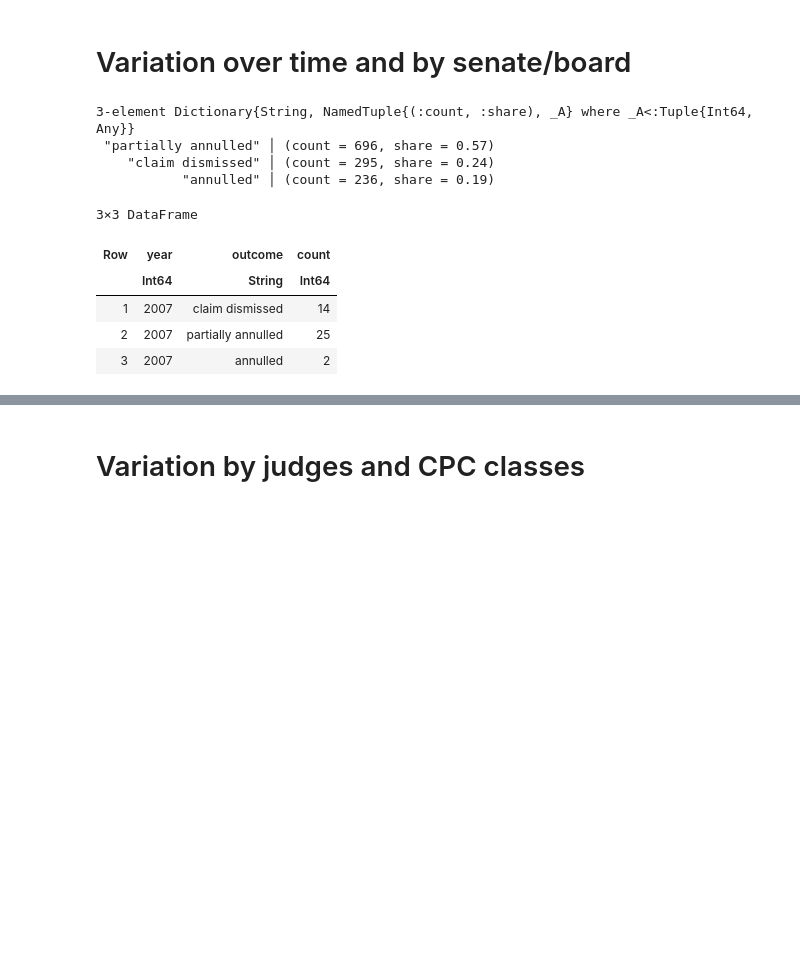
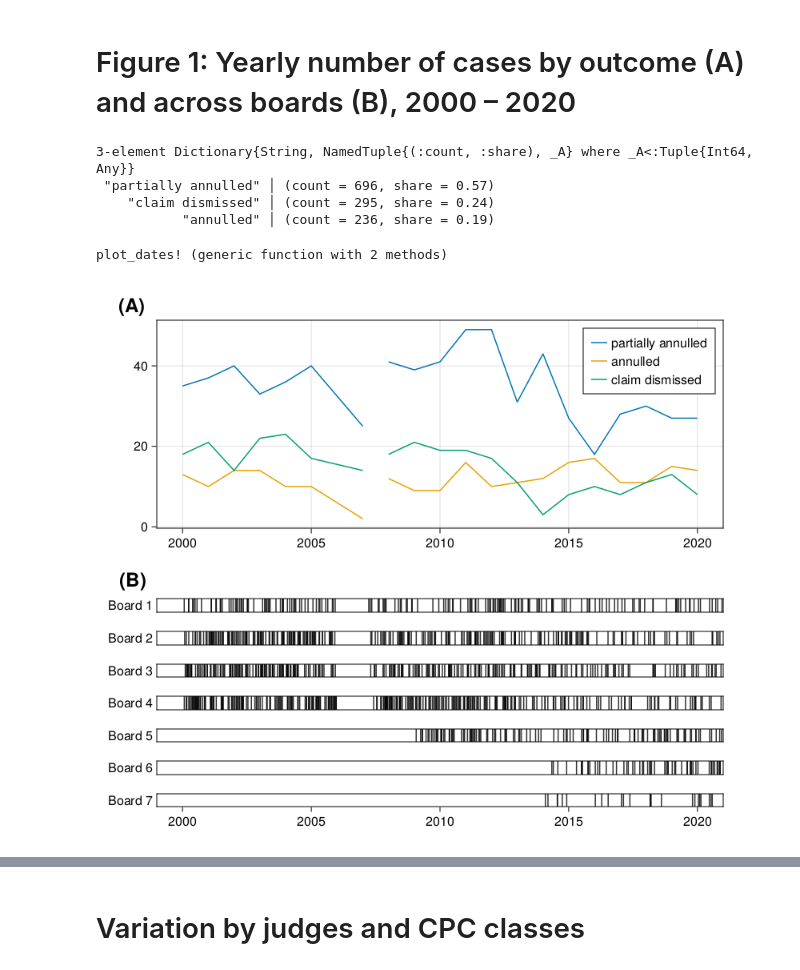
Before and after one commit to jfb-h/unified-judicial-decisions-analysis, a Jupyter notebook: scripts/final-results/descriptive-results.ipynb, the cells around one changed output, grey strips where cells are left out. Cells and saved outputs as stored; diff of their text form; code cells hidden in the pictures; blank space fills up the shorter version.

```diff
--- a/scripts/final-results/descriptive-results.ipynb
+++ b/scripts/final-results/descriptive-results.ipynb
@@ -94,8 +27,8 @@ function flatten_and_summarize(decisions, by)
         sort!(:n; rev=true)
     end
 end;
-# %% [markdown]
-# Variation over time and by senate/board
+# %% [markdown]
+# Figure 1: Yearly number of cases by outcome (A) and across boards (B), 2000 – 2020
 # %%
 map(group(label ∘ outcome, decisions)) do ds
     (;count=length(ds), share=round(length(ds) / length(decisions); digits=2))
@@ -105,15 +38,58 @@ end
  "partially annulled" │ (count = 696, share = 0.57)
     "claim dismissed" │ (count = 295, share = 0.24)
            "annulled" │ (count = 236, share = 0.19)
-# %%
-let df = DataFrame(year=Dates.year.(date.(decisions)), outcome=(label ∘ outcome).(decisions))
-    df = combine(groupby(df, [:year, :outcome]), nrow => :count)
-    @rsubset df :year == 2007
-end
-# %% [output]
-3×3 DataFrame
-| Row | year | outcome | count |
-|  | Int64 | String | Int64 |
-| 1 | 2007 | claim dismissed | 14 |
-| 2 | 2007 | partially annulled | 25 |
-| 3 | 2007 | annulled | 2 |
+# %%
+decisions_from_board(decisions, board) = filter(d -> id(senate(d)) == board, decisions)
+
+function plot_dates!(ax, ds, board; kwargs...)
+    x = datetime2rata.(ds)
+    xticks=(datetime2rata.(Date.(2000:5:2020)), string.(2000:5:2020))
+    vlines!(ax, x; color=(:black, 0.8), kwargs...)
+    ax.xticks = xticks
+    ax.yticks = ([.5], ["Board $board"])
+    ax.yticksvisible=false
+    ax.ygridvisible=false
+    ylims!(0, 1)
+    return
+end
+# %% [output]
+plot_dates! (generic function with 2 methods)
+# %%
+let df = DataFrame(year=Dates.year.(date.(decisions)), outcome=(label ∘ outcome).(decisions))
+    df = combine(groupby(df, [:year, :outcome]), nrow => :count)
+
+    order = ["partially annulled", "annulled", "claim dismissed"]
+    append!(df, DataFrame(year=fill(2007, 3), outcome=order, count=fill(NaN, 3)); promote=true)
+    sort!(df, :year)
+
+    fig = Figure(resolution=(800, 700))
+    gl1 = fig[1,1] = GridLayout()
+    gl2 = fig[2,1] = GridLayout()
+
+    # lineplot
+    Label(gl1[1,1, TopLeft()]; text="(A)", fontsize=24, font=:bold, padding=(0,15,5,0))
+    ax1 = Axis(gl1[1,1])
+
+    for outcome in order
+        dat = @rsubset df :outcome == outcome
+        lines!(ax1, dat.year, dat.count; label=outcome)
+    end
+
+    axislegend(ax1)
+
+    # events
+    Label(gl2[1,1, TopLeft()]; text="(B)", fontsize=24, font=:bold, padding=(0,0,10,0))
+
+    boards = 1:7
+    for (i, board) in enumerate(boards)
+        ax = Axis(gl2[i, 1]; xgridvisible=false)
+        ds = decisions_from_board(decisions, board)
+        plot_dates!(ax, date.(ds), board)
+        xlims!(ax, datetime2rata.((Date(1999), Date(2021))))
+        i != length(boards) && hidexdecorations!(ax)
+    end
+
+    fig
+end
+# %% [output]
+[figure, added]
```
Also changed, not shown: parts of 10 cells of this notebook, 3 other files.
